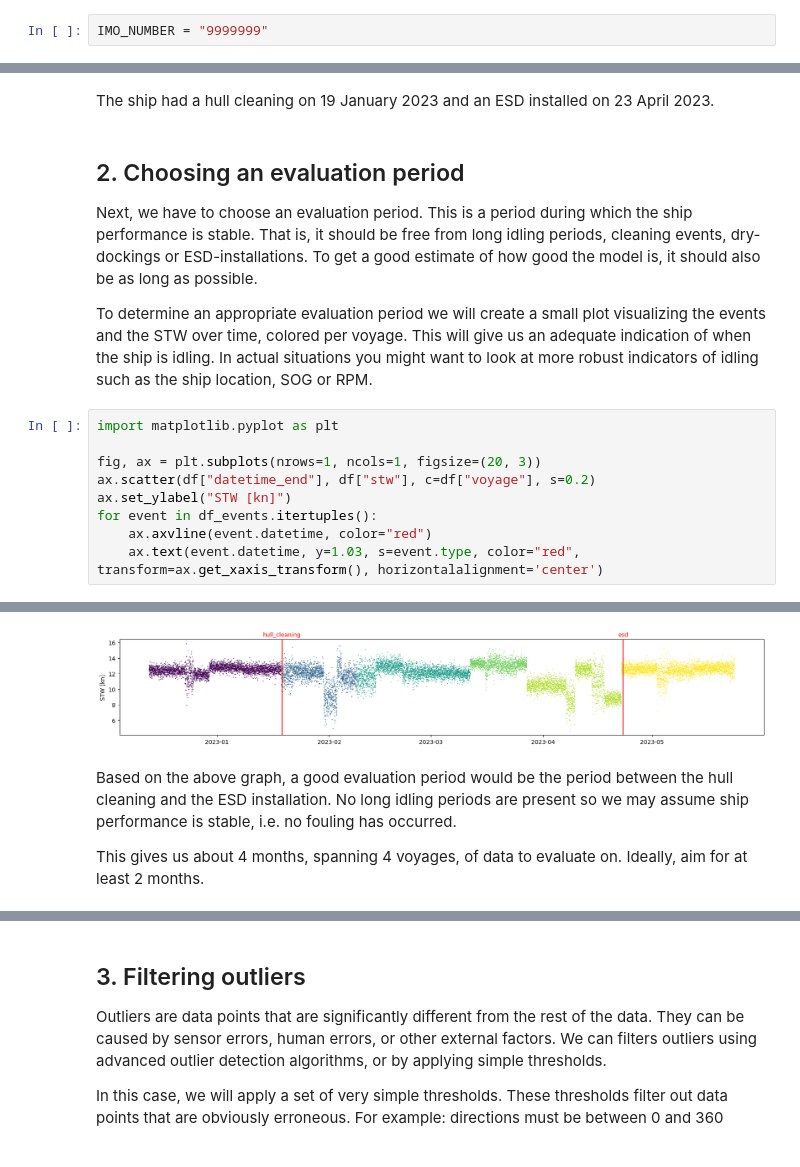
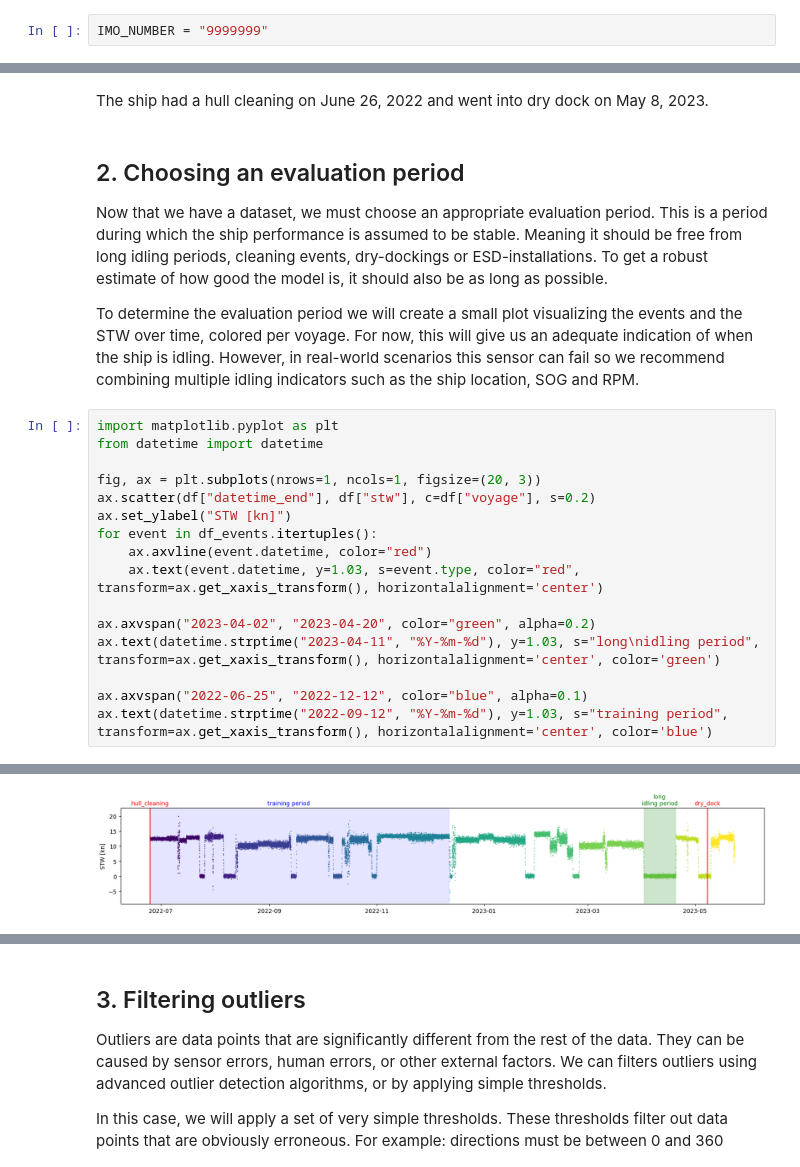
Before and after one commit to toqua-ai/recipes, a Jupyter notebook: model-validation.ipynb, the cells around one changed output, grey strips where cells are left out. Cells and saved outputs as stored; diff of their text form.

Commit message:
updated datasets and made text clearer

```diff
--- a/model-validation.ipynb
+++ b/model-validation.ipynb
@@ -129,13 +101,14 @@ df_events
-# %% [markdown]
-The ship had a hull cleaning on 19 January 2023 and an ESD installed on 23 April 2023.
+# %% [markdown]
+The ship had a hull cleaning on June 26, 2022 and went into dry dock on May 8, 2023.
 # %% [markdown]
 ## 2. Choosing an evaluation period
 
-Next, we have to choose an evaluation period. This is a period during which the ship performance is stable. That is, it should be free from long idling periods, cleaning events, dry-dockings or ESD-installations. To get a good estimate of how good the model is, it should also be as long as possible.
+Now that we have a dataset, we must choose an appropriate evaluation period. This is a period during which the ship performance is assumed to be stable. Meaning it should be free from long idling periods, cleaning events, dry-dockings or ESD-installations. To get a robust estimate of how good the model is, it should also be as long as possible.
 
-To determine an appropriate evaluation period we will create a small plot visualizing the events and the STW over time, colored per voyage. This will give us an adequate indication of when the ship is idling. In actual situations you might want to look at more robust indicators of idling such as the ship location, SOG or RPM.
+To determine the evaluation period we will create a small plot visualizing the events and the STW over time, colored per voyage. For now, this will give us an adequate indication of when the ship is idling. However, in real-world scenarios this sensor can fail so we recommend combining multiple idling indicators such as the ship location, SOG and RPM.
 # %%
 import matplotlib.pyplot as plt
+from datetime import datetime
 
 fig, ax = plt.subplots(nrows=1, ncols=1, figsize=(20, 3))
 ax.scatter(df["datetime_end"], df["stw"], c=df["voyage"], s=0.2)
@@ -143,4 +116,10 @@ ax.set_ylabel("STW [kn]")
 for event in df_events.itertuples():
     ax.axvline(event.datetime, color="red")
     ax.text(event.datetime, y=1.03, s=event.type, color="red", transform=ax.get_xaxis_transform(), horizontalalignment='center')
+
+ax.axvspan("2023-04-02", "2023-04-20", color="green", alpha=0.2)
+ax.text(datetime.strptime("2023-04-11", "%Y-%m-%d"), y=1.03, s="long\nidling period", transform=ax.get_xaxis_transform(), horizontalalignment='center', color='green')
+
+ax.axvspan("2022-06-25", "2022-12-12", color="blue", alpha=0.1)
+ax.text(datetime.strptime("2022-09-12", "%Y-%m-%d"), y=1.03, s="training period", transform=ax.get_xaxis_transform(), horizontalalignment='center', color='blue')
 # %% [output]
@@ -147,5 +127 @@ for event in df_events.itertuples():
-[figure, old version]
+[figure, new version]
-# %% [markdown]
-Based on the above graph, a good evaluation period would be the period between the hull cleaning and the ESD installation. No long idling periods are present so we may assume ship performance is stable, i.e. no fouling has occurred.
-
-This gives us about 4 months, spanning 4 voyages, of data to evaluate on. Ideally, aim for at least 2 months.
```
Also changed, not shown: parts of 26 cells of this notebook, 2 other files.
